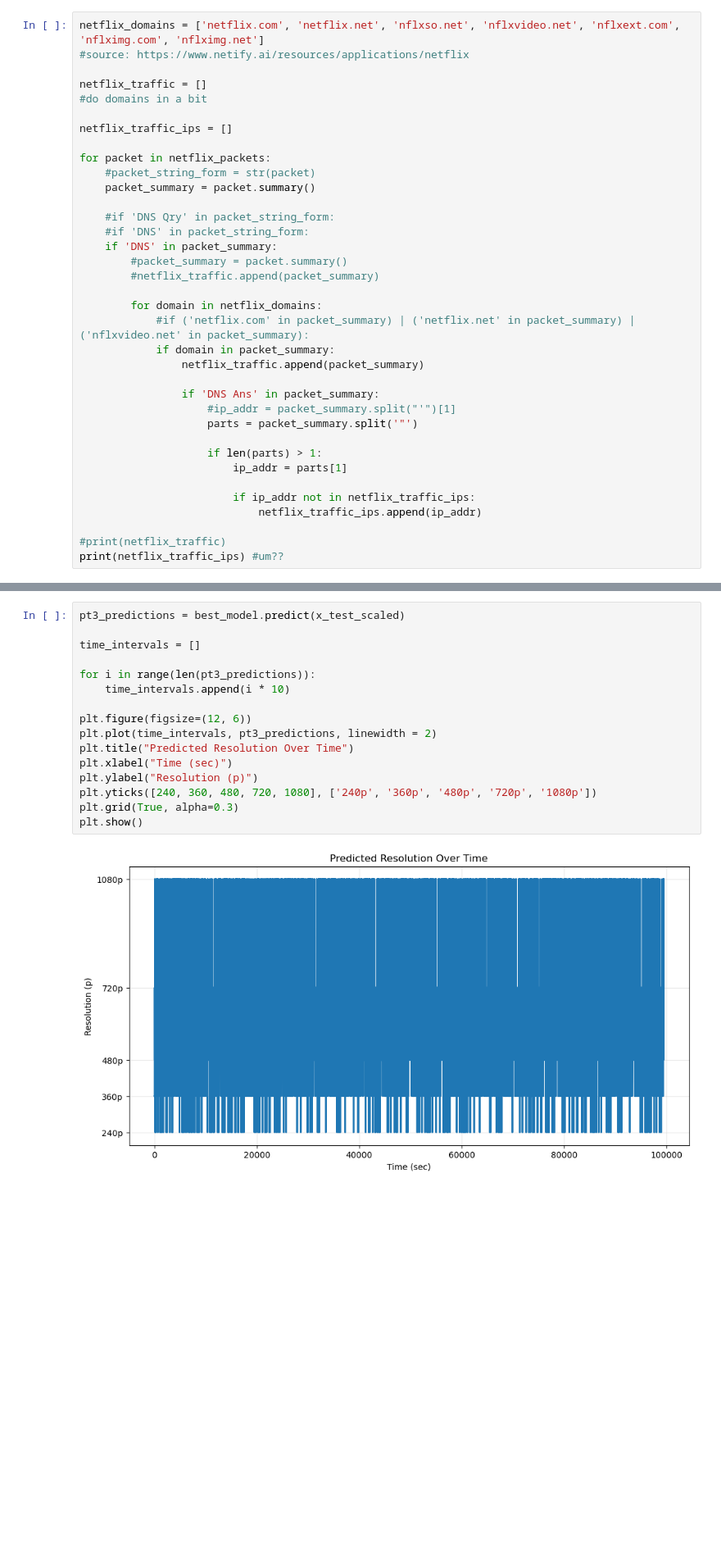
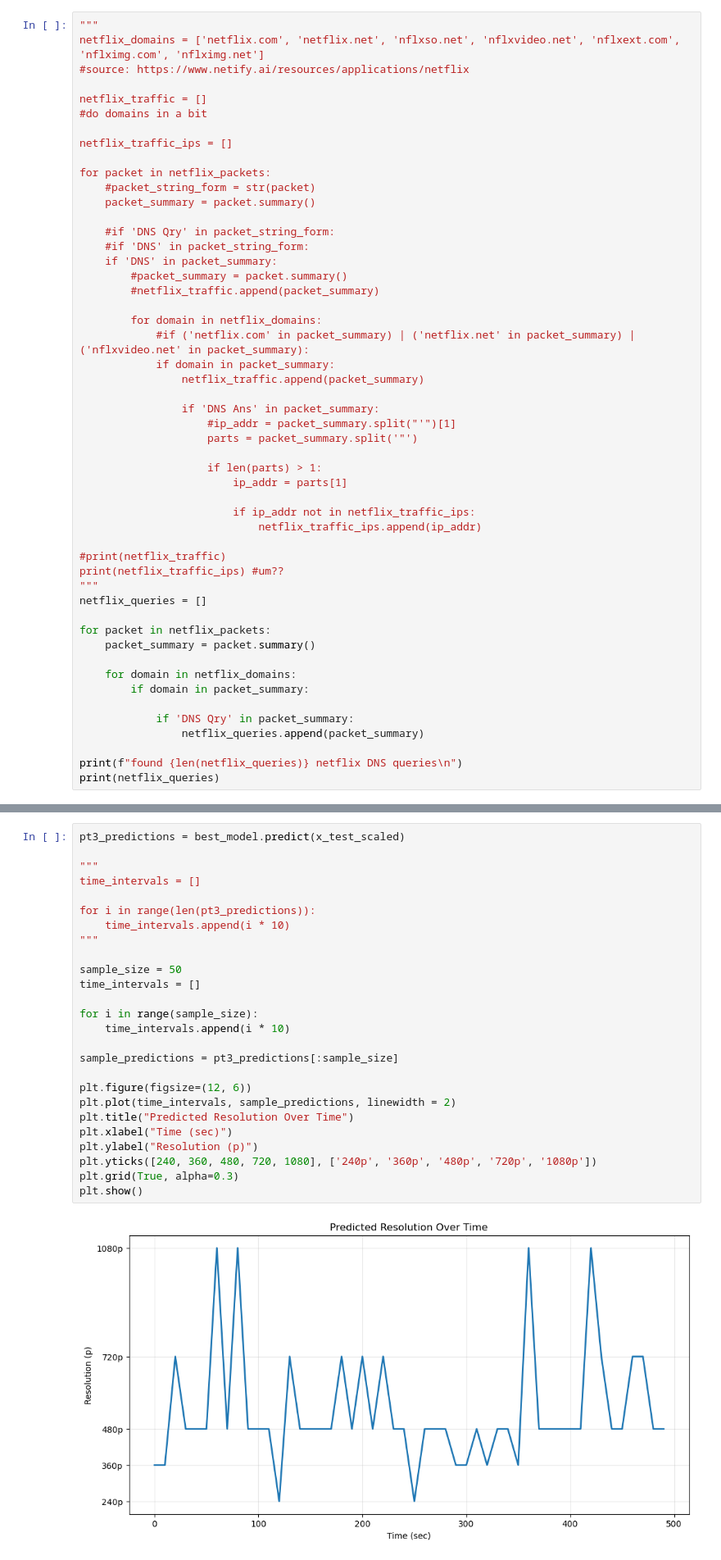
Before and after one commit to noise-course/video-quality-of-experience-cdi1diandian0309, a Jupyter notebook: 1-Video-Quality-Inference.ipynb, the cells around one changed output, grey strips where cells are left out. Shown at 82% size. Drawn from its saved outputs; the diff is of its cells as text; blank space fills up the shorter version.

```diff
--- a/1-Video-Quality-Inference.ipynb
+++ b/1-Video-Quality-Inference.ipynb
@@ -83,4 +126,5 @@ Checking for Netflix DNS responses...
 # %%
+"""
 netflix_domains = ['netflix.com', 'netflix.net', 'nflxso.net', 'nflxvideo.net', 'nflxext.com', 'nflximg.com', 'nflximg.net']
 #source: https://www.netify.ai/resources/applications/netflix
 
@@ -116,4 +160,18 @@ for packet in netflix_packets:
 
 #print(netflix_traffic)
 print(netflix_traffic_ips) #um??
+"""
+netflix_queries = []
+
+for packet in netflix_packets:
+    packet_summary = packet.summary()
+
+    for domain in netflix_domains:
+        if domain in packet_summary:
+
+            if 'DNS Qry' in packet_summary:
+                netflix_queries.append(packet_summary)
+
+print(f"found {len(netflix_queries)} netflix DNS queries\n")
+print(netflix_queries)
 # %% [output]
@@ -658,18 +722,28 @@ Use a preprocessed Netflix video session to infer **and plot** the resolution at
 # %%
 pt3_predictions = best_model.predict(x_test_scaled)
 
+"""
 time_intervals = []
 
 for i in range(len(pt3_predictions)):
     time_intervals.append(i * 10)
+"""
+
+sample_size = 50
+time_intervals = []
+
+for i in range(sample_size):
+    time_intervals.append(i * 10)
+
+sample_predictions = pt3_predictions[:sample_size]
 
 plt.figure(figsize=(12, 6))
-plt.plot(time_intervals, pt3_predictions, linewidth = 2)
+plt.plot(time_intervals, sample_predictions, linewidth = 2)
 plt.title("Predicted Resolution Over Time")
 plt.xlabel("Time (sec)")
 plt.ylabel("Resolution (p)")
 plt.yticks([240, 360, 480, 720, 1080], ['240p', '360p', '480p', '720p', '1080p'])
 plt.grid(True, alpha=0.3)
 plt.show()
 # %% [output]
-[figure, old version]
+[figure, new version]
```
Also changed, not shown: parts of 5 cells of this notebook.
